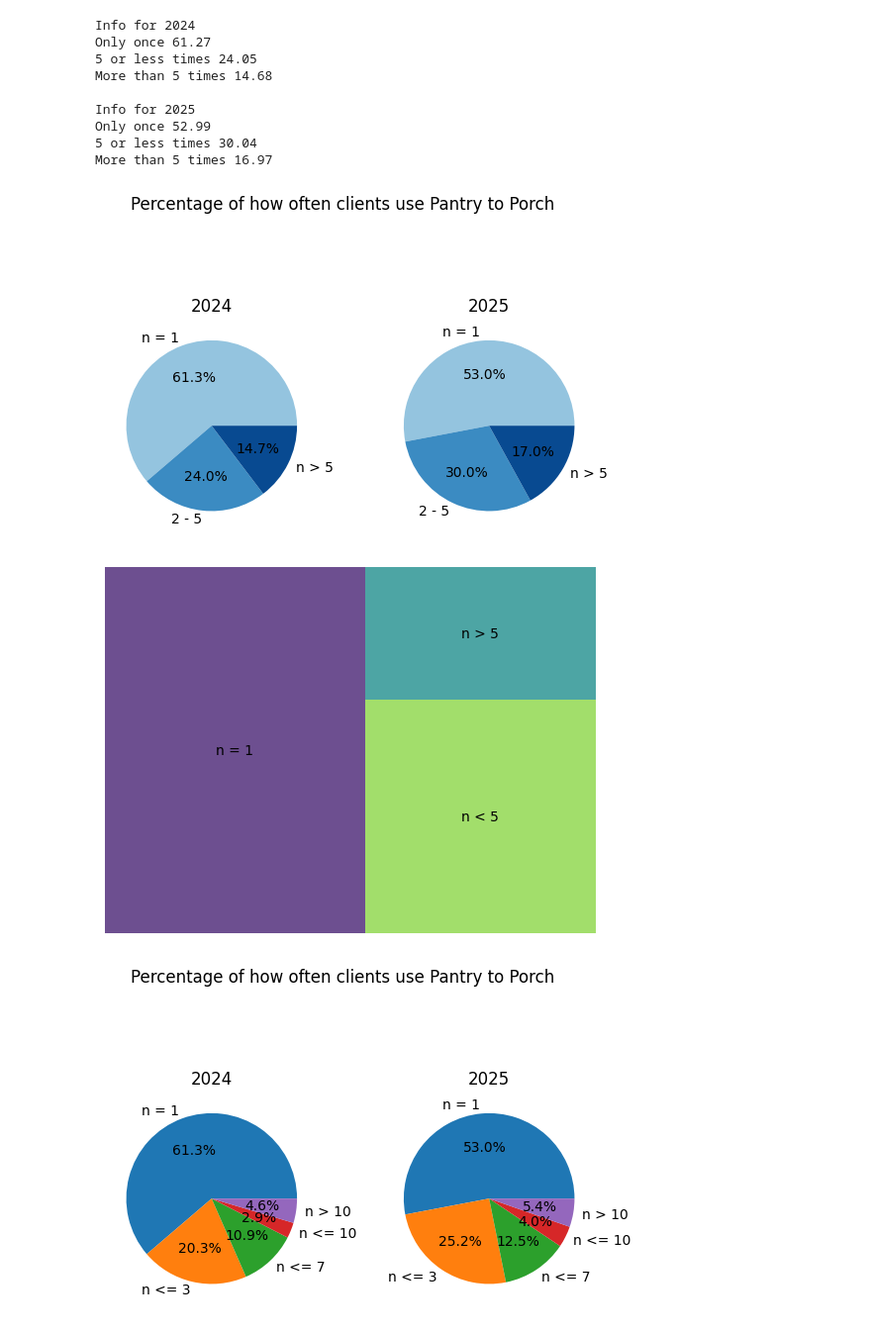
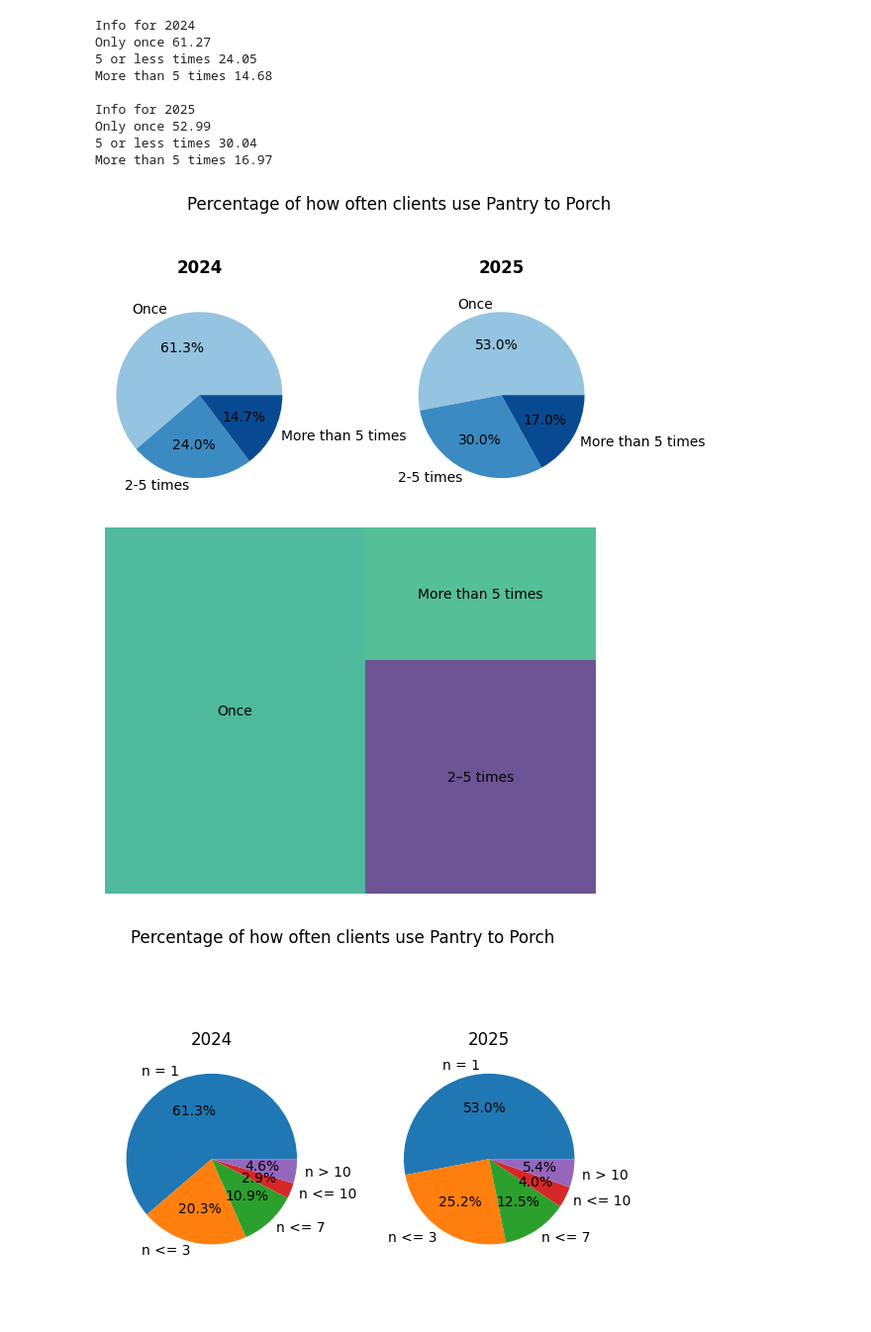
Before and after one commit to jonathonbuhler/Pantry-To-Porch, a Jupyter notebook: nathan.ipynb, the cells around one changed output. Shown at 99% size. Saved outputs shown, nothing was run; the diff lists cells and outputs as text; code cells hidden in the pictures; blank space fills up the shorter version.

Commit message:
created new pie chart

```diff
--- a/nathan.ipynb
+++ b/nathan.ipynb
@@ -293,31 +293,33 @@ More than 5 times 16.97
 # %%
 import numpy as np
 data_24 = [once_24, five_24, rest_24]
 data_25 = [once_25, five_25, rest_25]
 
-labels = ["n = 1", "2 - 5", "n > 5"]
+labels = ["Once", "2-5 times", "More than 5 times"]
 colors = plt.cm.Blues(np.linspace(0.4, 0.9, len(labels)))
 
 fig, axes = plt.subplots(1, 2)
 
-axes[0].pie(data_24, labels=labels, autopct='%1.1f%%', colors=colors)
-axes[0].set_title("2024")
+axes[0].pie(data_24, labels=labels, autopct='%1.1f%%', colors=colors, radius=1.1)
+axes[0].set_title("2024", fontsize=12, fontweight="bold", pad=15)
 
-axes[1].pie(data_25, labels=labels, autopct='%1.1f%%', colors=colors)
-axes[1].set_title("2025")
-plt.subplots_adjust(wspace=0.3)
 
-plt.suptitle("Percentage of how often clients use Pantry to Porch")
+axes[1].pie(data_25, labels=labels, autopct='%1.1f%%', colors=colors, radius=1.1)
+axes[1].set_title("2025", fontsize=12, fontweight="bold", pad=15)
+plt.subplots_adjust(wspace=0.6)
+plt.subplots_adjust(top=1.01)
+
+plt.suptitle("Percentage of how often clients use Pantry to Porch", x=0.59)
 plt.show()
 # %% [output]
-[figure, old version]
+[figure, new version]
 # %%
 
 squarify.plot(sizes=data_25, label=labels, alpha=0.8)
 plt.axis('off') # Hide axes for a cleaner look
 plt.show()
 # %% [output]
-[figure, old version]
+[figure, new version]
 # %%
 data_24 = find_percentage_fine(2024)
 data_25 = find_percentage_fine(2025)
```
Also changed, not shown: parts of 1 cell of this notebook, 2 other files.
